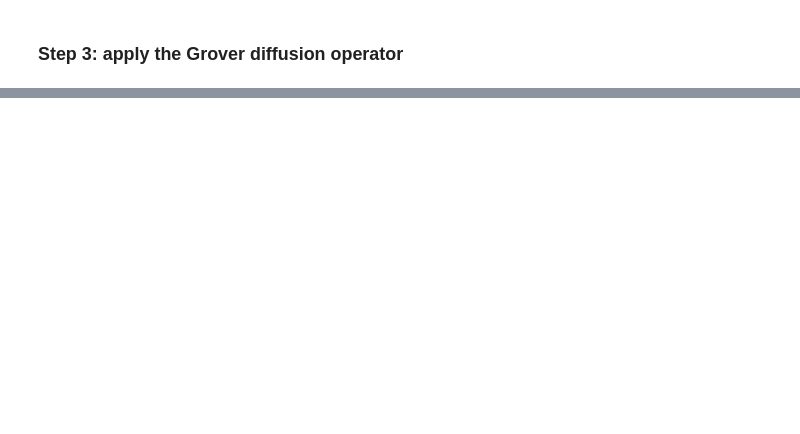
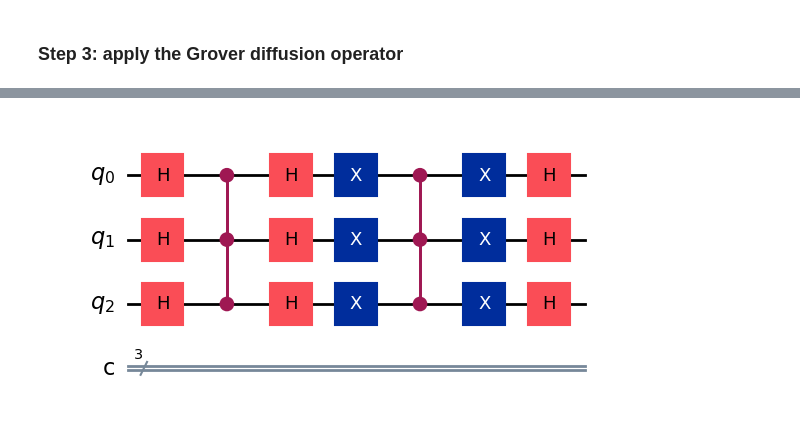
Before and after one commit to AlaricCheng/klass-workshop-hands-on, a Jupyter notebook: grover.ipynb, the cells around one changed output, grey strips where cells are left out. Cells and saved outputs as stored; diff of their text form; code cells hidden in the pictures; blank space fills up the shorter version.

```diff
--- a/grover.ipynb
+++ b/grover.ipynb
@@ -200,0 +138,10 @@ qiskit.version.get_version_info()
+# %%
+# Diffusion operator
+groverCircuit.h(q)
+groverCircuit.x(q)
+groverCircuit.ccz(q[0], q[1], q[2])
+groverCircuit.x(q)
+groverCircuit.h(q)
+groverCircuit.draw(output='mpl', style="iqp")
+# %% [output]
+[figure, added]
```
Also changed, not shown: parts of 45 cells of this notebook.
